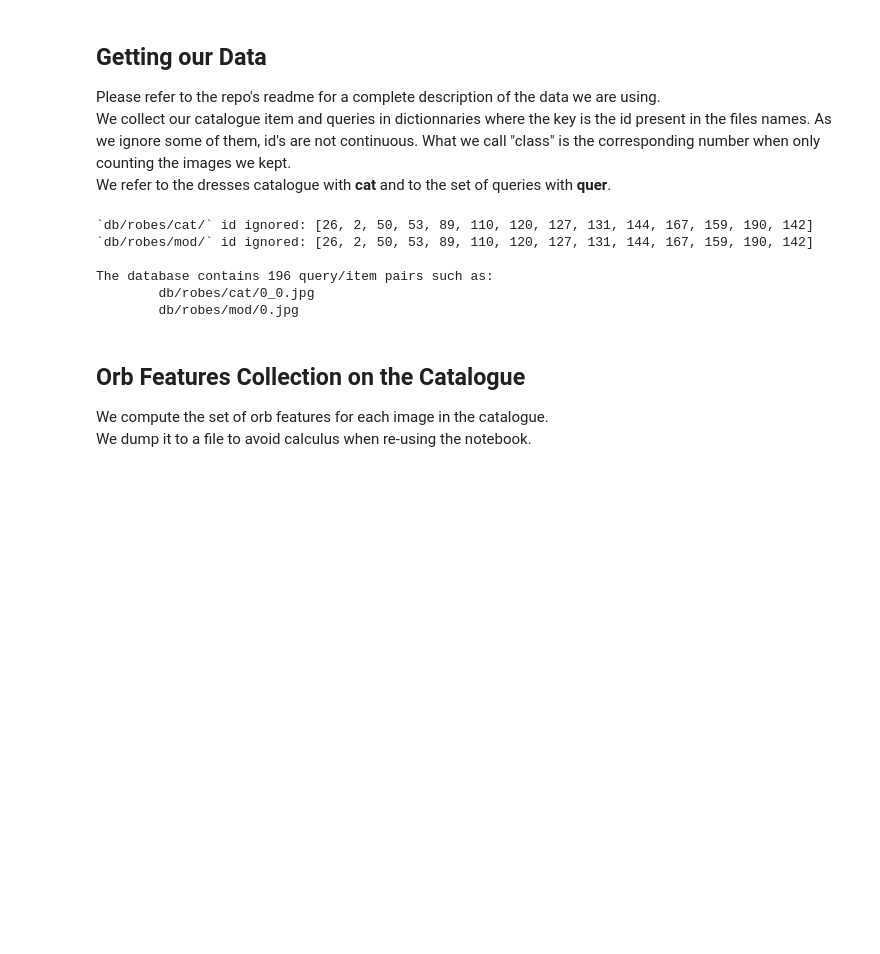
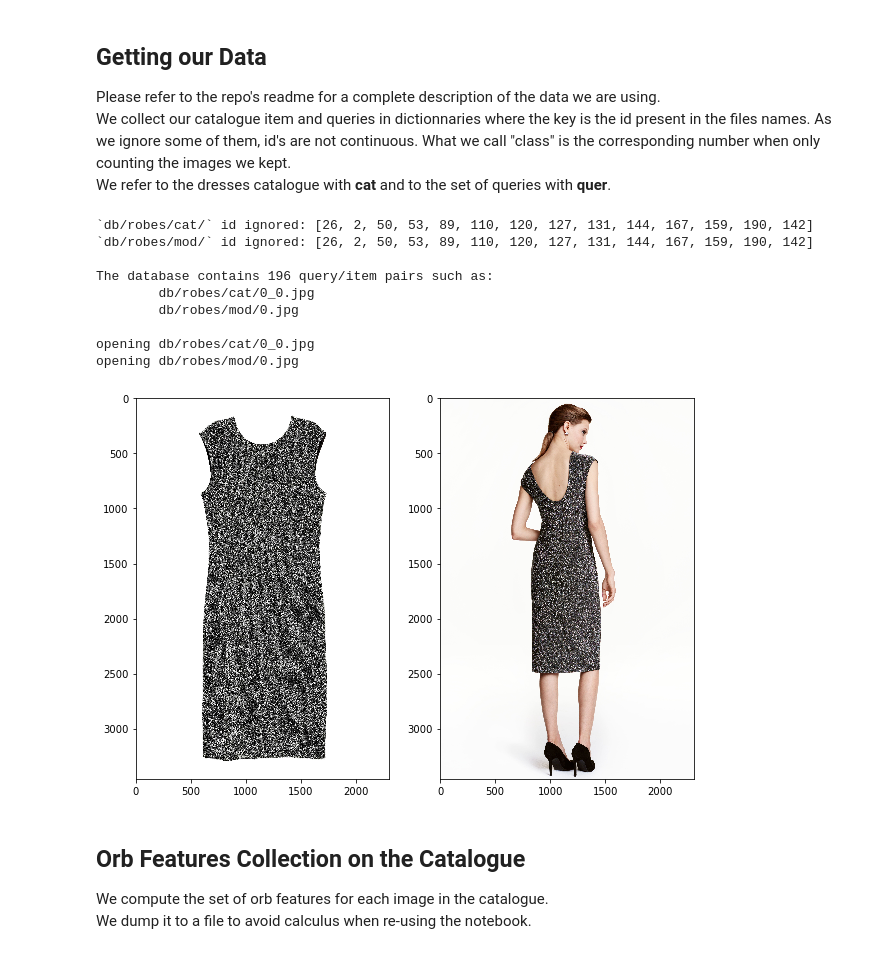
Before and after one commit to cosmo-sterin/dresscode, a Jupyter notebook: Results_ORB_BagOfWords.ipynb, the cells around one changed output. Saved outputs shown, nothing was run; the diff lists cells and outputs as text; code cells hidden in the pictures; blank space fills up the shorter version.

```diff
--- a/Results_ORB_BagOfWords.ipynb
+++ b/Results_ORB_BagOfWords.ipynb
@@ -21,20 +21,31 @@ We refer to the dresses catalogue with **cat** and to the set of queries with **
 # %%
 # some data is ill-formated, we dont want it
 to_ignore_file = "to_ignore.txt"
 db_path = 'db/robes/'
 
 cat_by_id = dm.get_images_by_id(db_path+'cat/',dm.id_getter_cat,dm.id_select_cat,to_ignore_file)
 quer_by_id = dm.get_images_by_id(db_path+'mod/',dm.id_getter_quer,dm.id_select_quer,to_ignore_file)
 
 class_of_id, id_of_class = dm.get_id_class_correspondance(cat_by_id)
-print("\nThe database contains "+str(len(cat_by_id))+" query/item pairs such as:\n\t"+str(cat_by_id[0])+"\n\t"+str(quer_by_id[0]))
+print("\nThe database contains "+str(len(cat_by_id))+" query/item pairs such as:\n\t"+str(cat_by_id[0])+"\n\t"+str(quer_by_id[0])+"\n")
+
+plt.figure(figsize=(10,10))
+plt.subplot(121)
+plt.imshow(dm.img_getter(cat_by_id[0]))
+plt.subplot(122)
+plt.imshow(dm.img_getter(quer_by_id[0]))
+plt.show()
 # %% [output]
 `db/robes/cat/` id ignored: [26, 2, 50, 53, 89, 110, 120, 127, 131, 144, 167, 159, 190, 142]
 `db/robes/mod/` id ignored: [26, 2, 50, 53, 89, 110, 120, 127, 131, 144, 167, 159, 190, 142]
 
 The database contains 196 query/item pairs such as:
         db/robes/cat/0_0.jpg
         db/robes/mod/0.jpg
+
+opening db/robes/cat/0_0.jpg
+opening db/robes/mod/0.jpg
+[figure, added]
 # %% [markdown]
 ## Orb Features Collection on the Catalogue
 We compute the set of orb features for each image in the catalogue.
```
Also changed, not shown: parts of 5 cells of this notebook, 4 other files.
